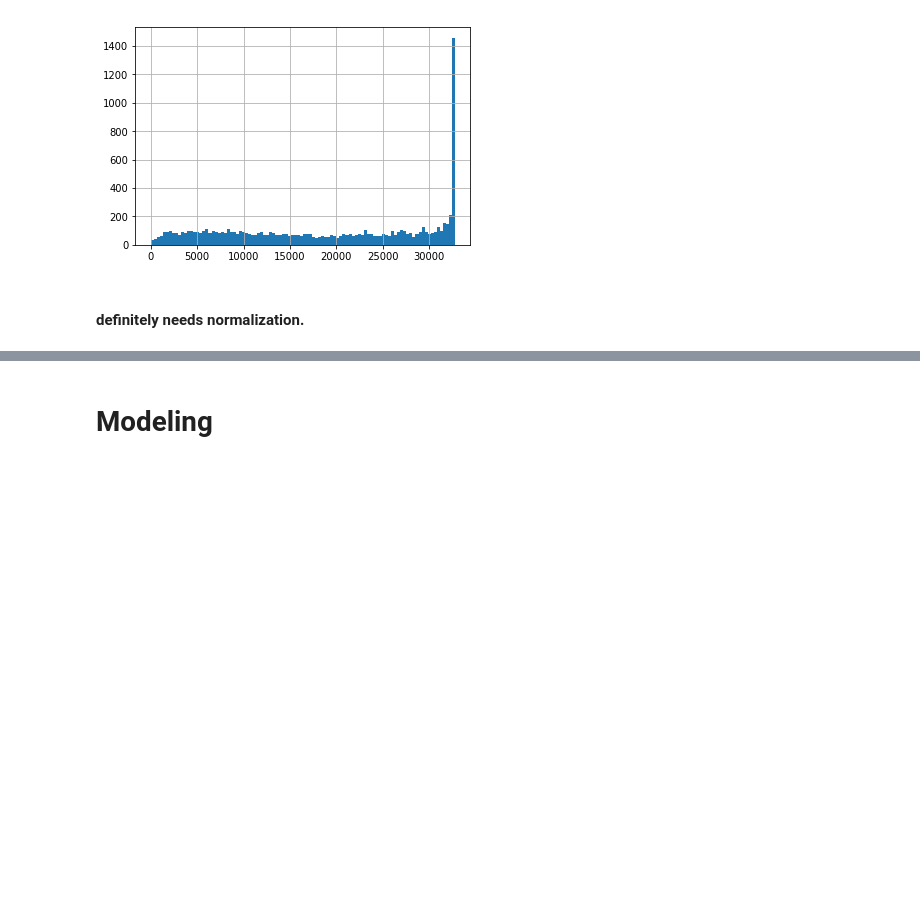
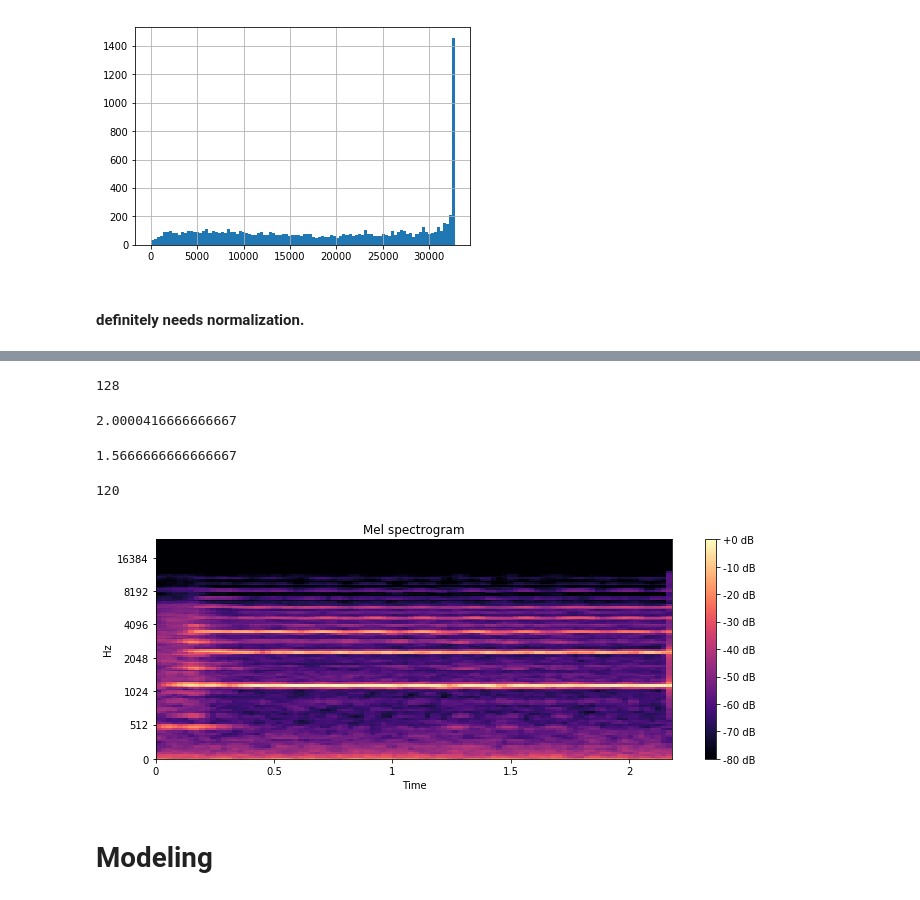
Before and after one commit to gabrielhgiraldo/free_sound_general_purpose_audio_tagger, a Jupyter notebook: EDA.ipynb, the cells around one changed output, grey strips where cells are left out. Cells and saved outputs as stored; diff of their text form; code cells hidden in the pictures; blank space fills up the shorter version.

```diff
--- a/EDA.ipynb
+++ b/EDA.ipynb
@@ -203,3 +136,6 @@ train['amplitude'].hist(bins=100)
 [figure]
 # %% [markdown]
 #### definitely needs normalization.
+# %%
+def normalize_audio(audio):
+    return audio/max(audio)
@@ -206,3 +160,33 @@ train['amplitude'].hist(bins=100)
+# %%
+fname ='data/audio_train/' + '05d0dfa7.wav'
+data, rate = librosa.load(fname,sr=24000,duration=2)
+S = librosa.feature.melspectrogram(normalize_audio(data),rate,n_mels=128,fmax=24000)
+len(S)
+# %% [output]
+128
+# %%
+len(data)/rate
+# %% [output]
+2.0000416666666667
+# %%
+len(S[0])/60
+# %% [output]
+1.5666666666666667
+# %%
+2*60
+# %% [output]
+120
+# %%
+plt.figure(figsize=(10, 4))
+librosa.display.specshow(librosa.power_to_db(S,
+ ref=np.max),
+y_axis='mel', fmax=24000,
+x_axis='time')
+plt.colorbar(format='%+2.0f dB')
+plt.title('Mel spectrogram')
+plt.tight_layout()
+# %% [output]
+[figure, added]
 # %% [markdown]
 # Modeling
 # %% [markdown]
```
Also changed, not shown: parts of 41 cells of this notebook.
